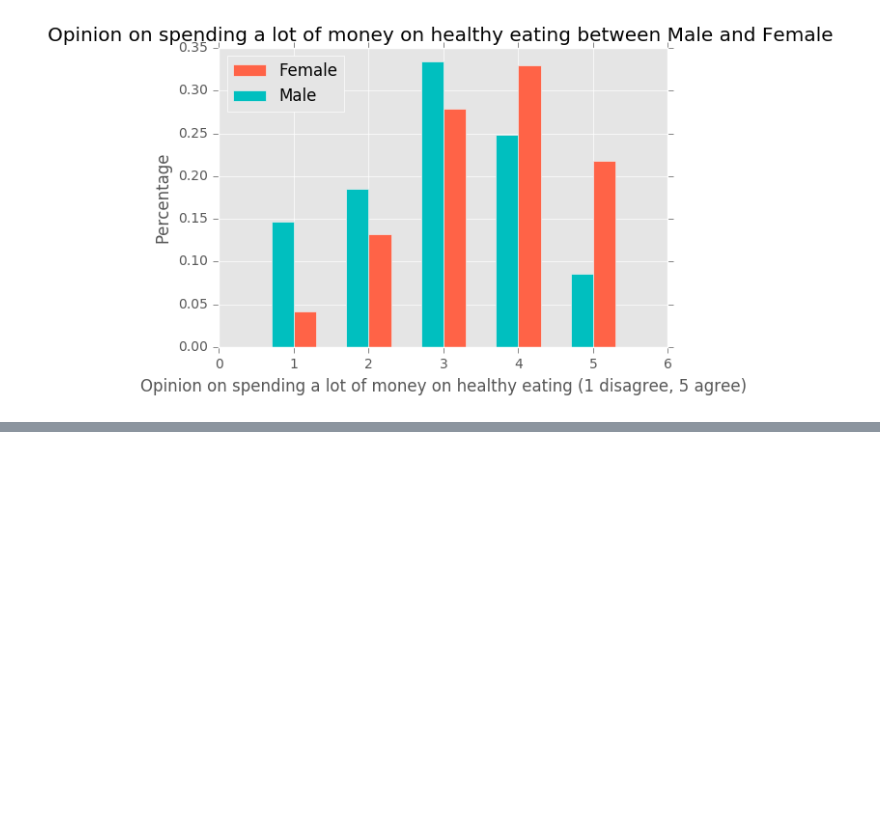
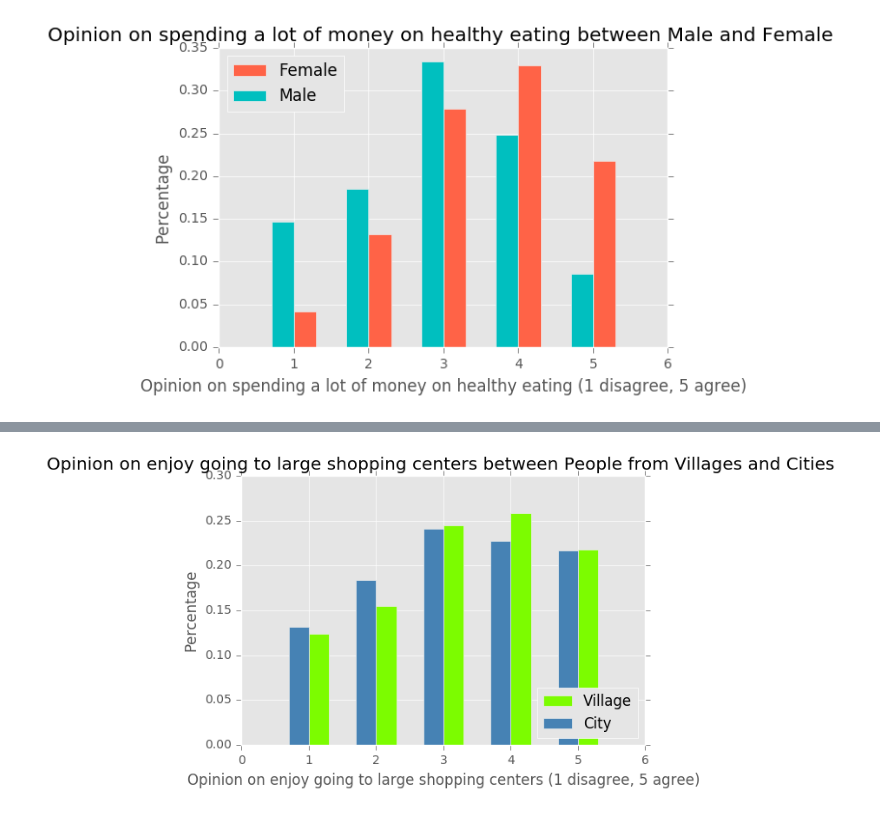
Before and after one commit to ehkhong/sta-141b-proj, a Jupyter notebook: Calculated2.py.ipynb, the cells around one changed output, grey strips where cells are left out. Saved outputs shown, nothing was run; the diff lists cells and outputs as text; code cells hidden in the pictures; blank space fills up the shorter version.

```diff
--- a/Calculated2.py.ipynb
+++ b/Calculated2.py.ipynb
@@ -600,0 +649,5 @@ plt.show()
+# %%
+vc_col = list(v_data)
+vc_col = vc_col[1:3] + vc_col[4:]
+c_study = pd.DataFrame(0, index = xrange(1,6), columns = vc_col)
+v_study = pd.DataFrame(0, index = xrange(1,6), columns = vc_col)
@@ -600,0 +662,14 @@ plt.show()
+# %%
+for index, row in v_data.iterrows():
+    for y in vc_col:
+        try:
+            v_study.loc[row[y],y] += 1
+        except:
+            continue
+# %%
+for index, row in c_data.iterrows():
+    for y in vc_col:
+        try:
+            c_study.loc[row[y],y] += 1
+        except:
+            continue
@@ -600,0 +699,13 @@ plt.show()
+# %%
+bar_width = 0.3
+bar_locations = np.arange(1,6)
+# %%
+plt.bar(bar_locations, v_study['Shopping centres'], bar_width, color = 'lawngreen')
+plt.bar(bar_locations - bar_width, c_study['Shopping centres'], bar_width, color='steelblue')
+plt.legend(["Village", "City"], loc = 'lower right')
+plt.xlabel('Opinion on enjoy going to large shopping centers (1 disagree, 5 agree)')
+plt.ylabel('Percentage')
+plt.title('Opinion on enjoy going to large shopping centers between People from Villages and Cities ')
+plt.show()
+# %% [output]
+[figure, added]
```
Also changed, not shown: parts of 16 cells of this notebook.
